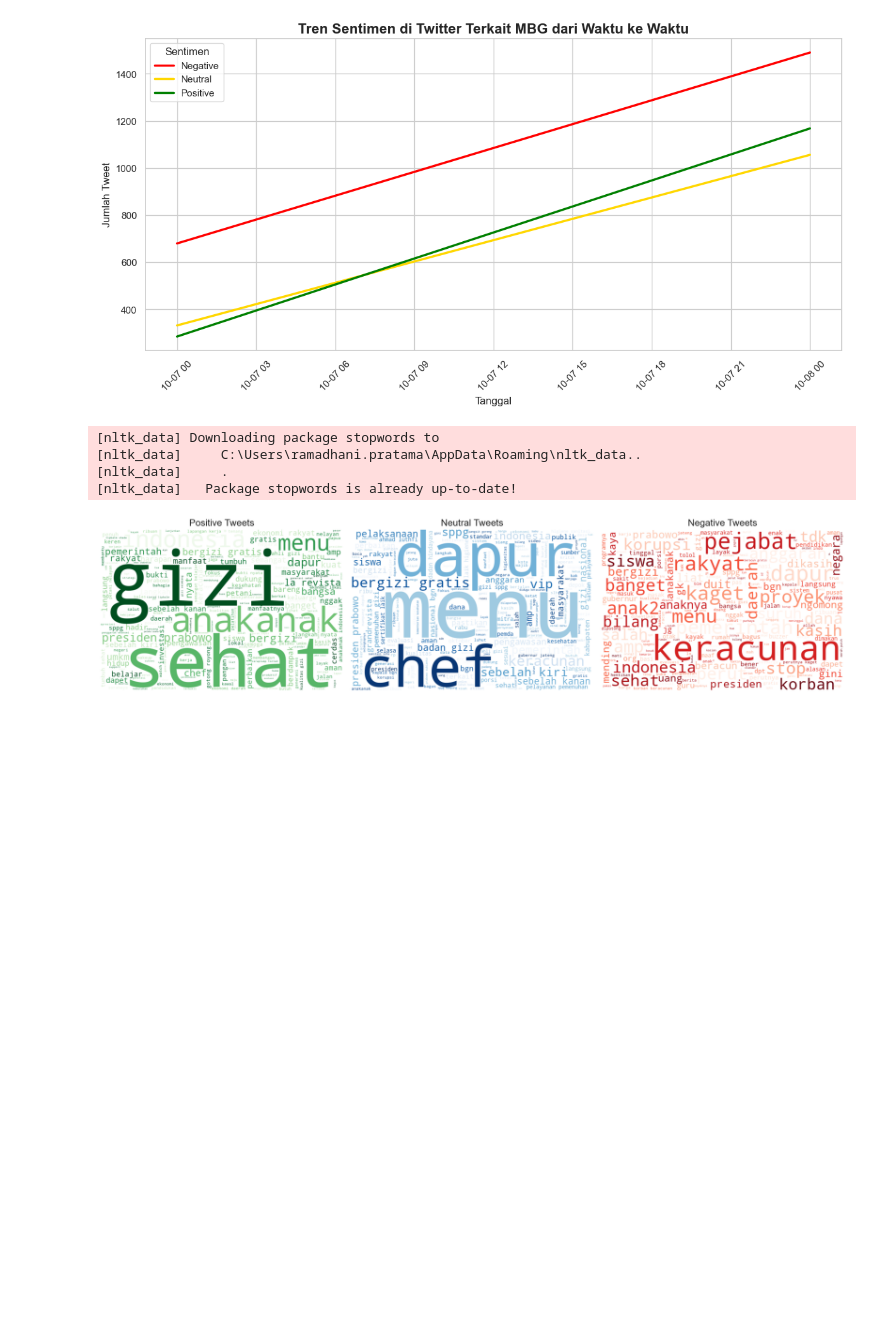
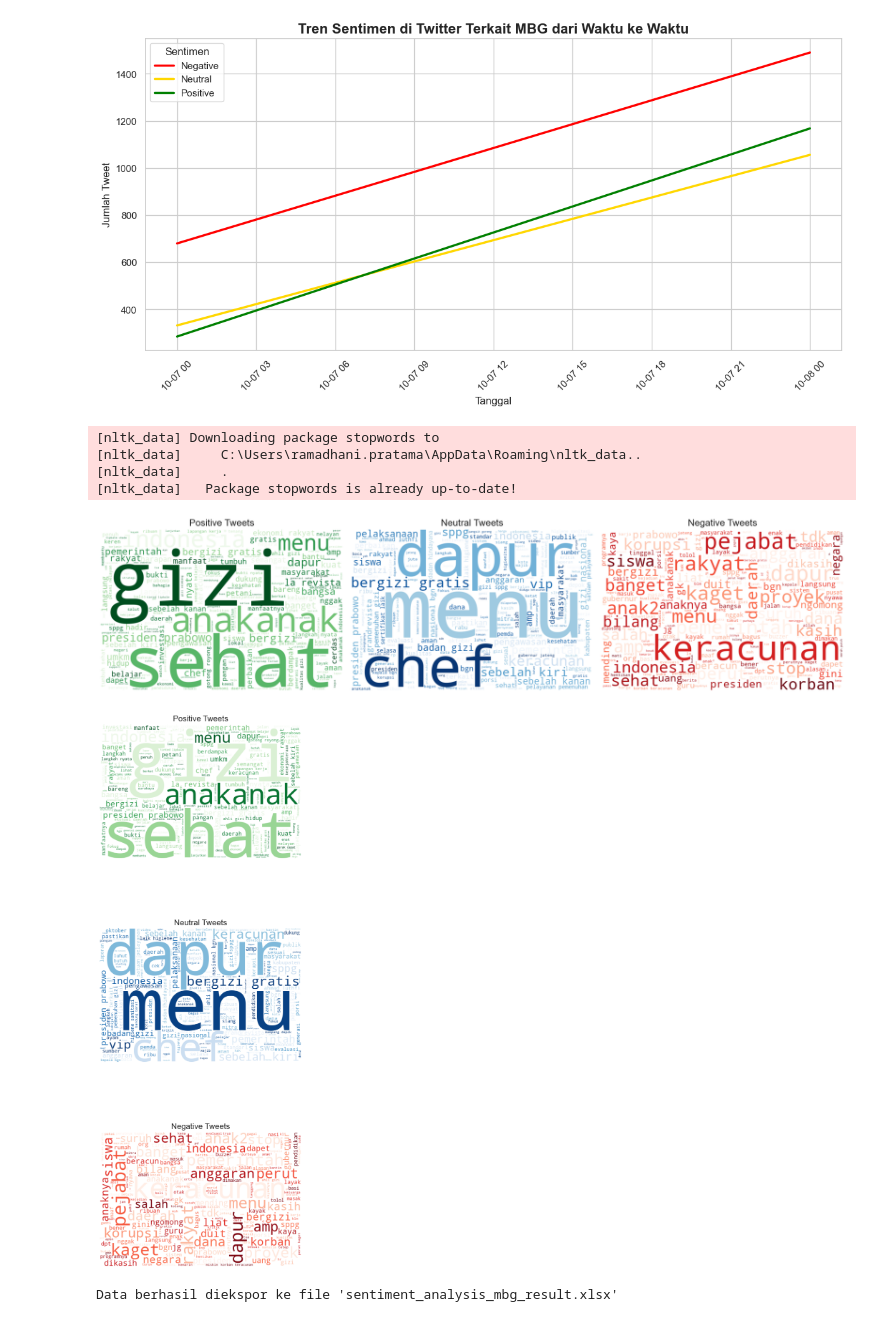
Before and after one commit to ramapdp/sentiment-analysis, a Jupyter notebook: sentiment-analysis2.ipynb, the cells around one changed output. Cells and saved outputs as stored; diff of their text form; code cells hidden in the pictures; blank space fills up the shorter version.

```diff
--- a/sentiment-analysis2.ipynb
+++ b/sentiment-analysis2.ipynb
@@ -353,3 +353,46 @@ plt.show()
 [nltk_data]     .
 [nltk_data]   Package stopwords is already up-to-date!
 [figure]
+# %%
+# Visualisasi WordCloud untuk setiap sentiment
+plt.figure(figsize=(6, 18))
+
+# Positive
+plt.subplot(3, 1, 1)
+wc_pos = generate_wordcloud(positive_tweets, "Greens")
+plt.imshow(wc_pos, interpolation="bilinear")
+plt.axis("off")
+plt.title("Positive Tweets", fontsize=16)
+
+# Neutral
+plt.subplot(3, 1, 2)
+wc_neu = generate_wordcloud(neutral_tweets, "Blues")
+plt.imshow(wc_neu, interpolation="bilinear")
+plt.axis("off")
+plt.title("Neutral Tweets", fontsize=16)
+
+# Negative
+plt.subplot(3, 1, 3)
+wc_neg = generate_wordcloud(negative_tweets, "Reds")
+plt.imshow(wc_neg, interpolation="bilinear")
+plt.axis("off")
+plt.title("Negative Tweets", fontsize=16)
+
+plt.tight_layout()
+plt.show()
+# %% [output]
+[figure, added]
+# %%
+for col in df.columns:
+    try:
+        if pd.api.types.is_datetime64tz_dtype(df[col]):
+            df[col] = df[col].dt.tz_convert(None)
+    except Exception:
+        # jika kolom bukan datetime atau terjadi masalah, lewati saja
+        pass
+
+# export hasil ke excel
+df.to_excel('sentiment_analysis_mbg_result.xlsx', index=False)
+print("Data berhasil diekspor ke file 'sentiment_analysis_mbg_result.xlsx'")
+# %% [output]
+Data berhasil diekspor ke file 'sentiment_analysis_mbg_result.xlsx'
```
